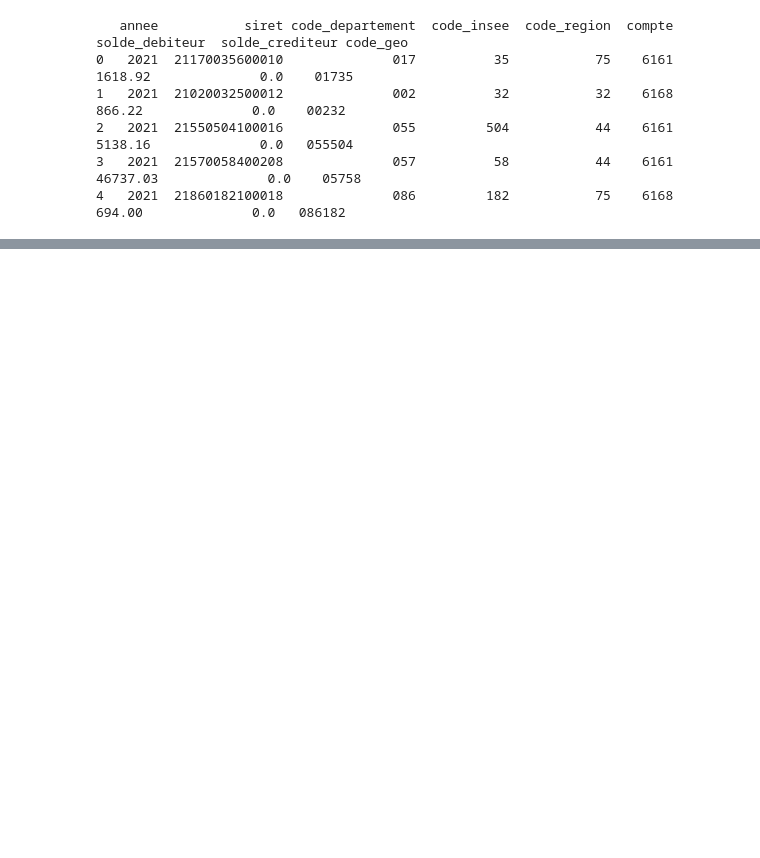
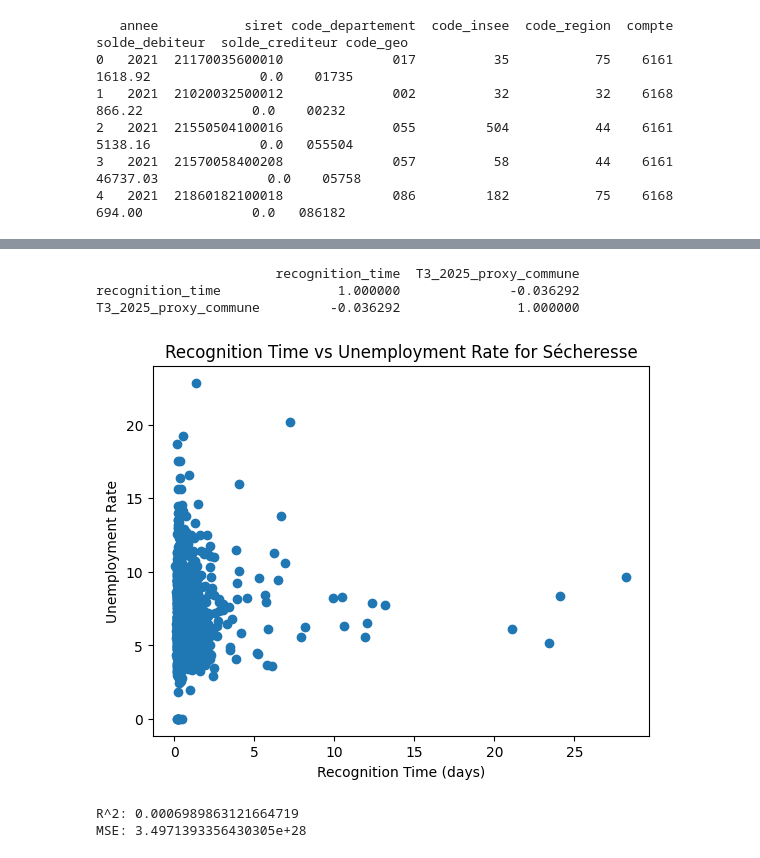
Before and after one commit to MarinaToledoPastorino/14_PrixChangementClimatique, a Jupyter notebook: data/exploration/assurabilite_et_chomage.ipynb, the cells around one changed output, grey strips where cells are left out. Drawn from its saved outputs; the diff is of its cells as text; code cells hidden in the pictures; blank space fills up the shorter version.

```diff
--- a/data/exploration/assurabilite_et_chomage.ipynb
+++ b/data/exploration/assurabilite_et_chomage.ipynb
@@ -119,0 +103,8 @@ sns.scatterplot(data=climate_df, x="cod_commune", y="time_recognition_mean")
+# %%
+# Organiser les données pour la visualisation
+climated_df_grouped = (
+    climate_data.groupby(["cod_commune", "climate_risk"])["recognition_time"]
+    .sum()
+    .reset_index()
+)
+climated_df_grouped.head()
@@ -119,0 +139,9 @@ sns.scatterplot(data=climate_df, x="cod_commune", y="time_recognition_mean")
+# %%
+# I will analyse the relation between the time of recognition of Sécheresse and the taux de chomage
+sech_data = climated_df_grouped[
+    climated_df_grouped["climate_risk"].isin(["Sécheresse"])
+]
+merged_data = pd.merge(
+    data_chomage, sech_data, left_on="codgeo", right_on="cod_commune", how="inner"
+)
+merged_data.head(1)
@@ -119,0 +151,44 @@ sns.scatterplot(data=climate_df, x="cod_commune", y="time_recognition_mean")
+# %%
+# visualisation of the relation between the time of recognition of Sécheresse and the taux de chomage
+
+plt.scatter(
+    merged_data["recognition_time"] / merged_data["recognition_time"].mean(),
+    merged_data["T3_2025_proxy_commune"],
+)
+plt.xlabel("Recognition Time (days)")
+plt.ylabel("Unemployment Rate")
+plt.title("Recognition Time vs Unemployment Rate for Sécheresse")
+
+# Calculate Spearman correlation
+corr1 = merged_data[["recognition_time", "T3_2025_proxy_commune"]].corr(
+    method="spearman"
+)
+print(corr1)
+# %% [output]
+                       recognition_time  T3_2025_proxy_commune
+recognition_time               1.000000              -0.036292
+T3_2025_proxy_commune         -0.036292               1.000000
+[figure, added]
+# %%
+# I will do a linear regression to see if there is a relation between the time of recognition of Sécheresse and the taux de chomage
+
+from sklearn.linear_model import LinearRegression
+from sklearn.metrics import r2_score, mean_squared_error
+
+
+X = merged_data[["T3_2025_proxy_commune"]]
+y = merged_data["recognition_time"]
+
+
+model = LinearRegression()
+model.fit(X, y)
+
+y_pred = model.predict(X)
+
+r2 = r2_score(y, y_pred)
+print("R^2:", r2)
+mse = mean_squared_error(y, y_pred)
+print("MSE:", mse)
+# %% [output]
+R^2: 0.0006989863121664719
+MSE: 3.4971393356430305e+28
```
Also changed, not shown: parts of 31 cells of this notebook.
